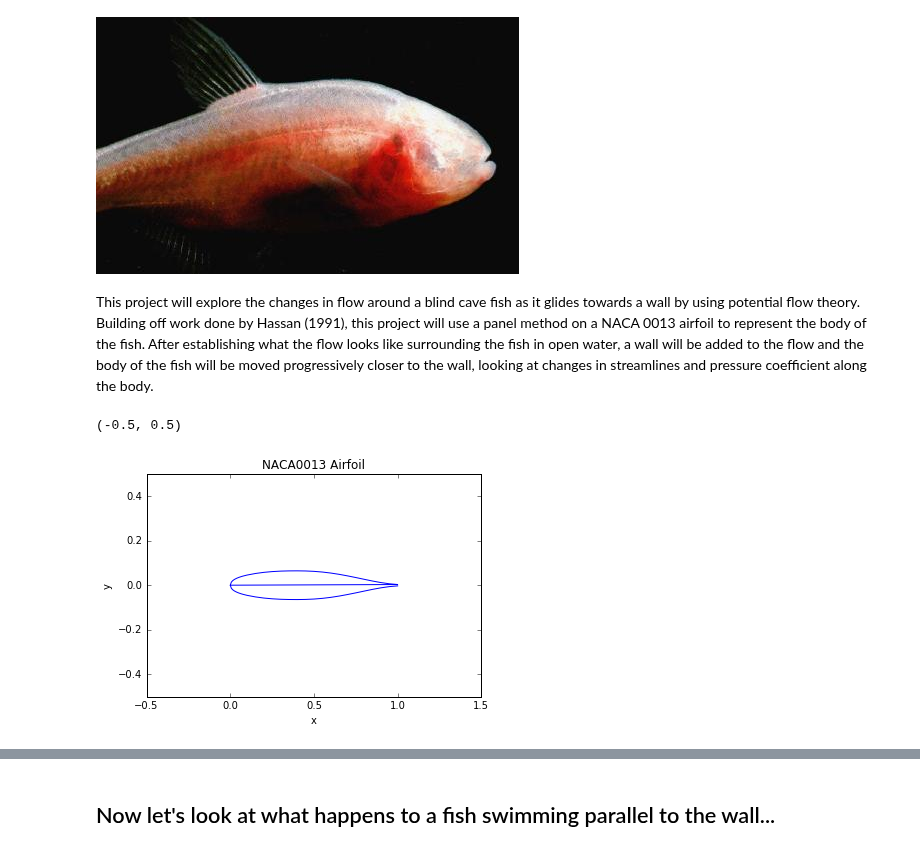
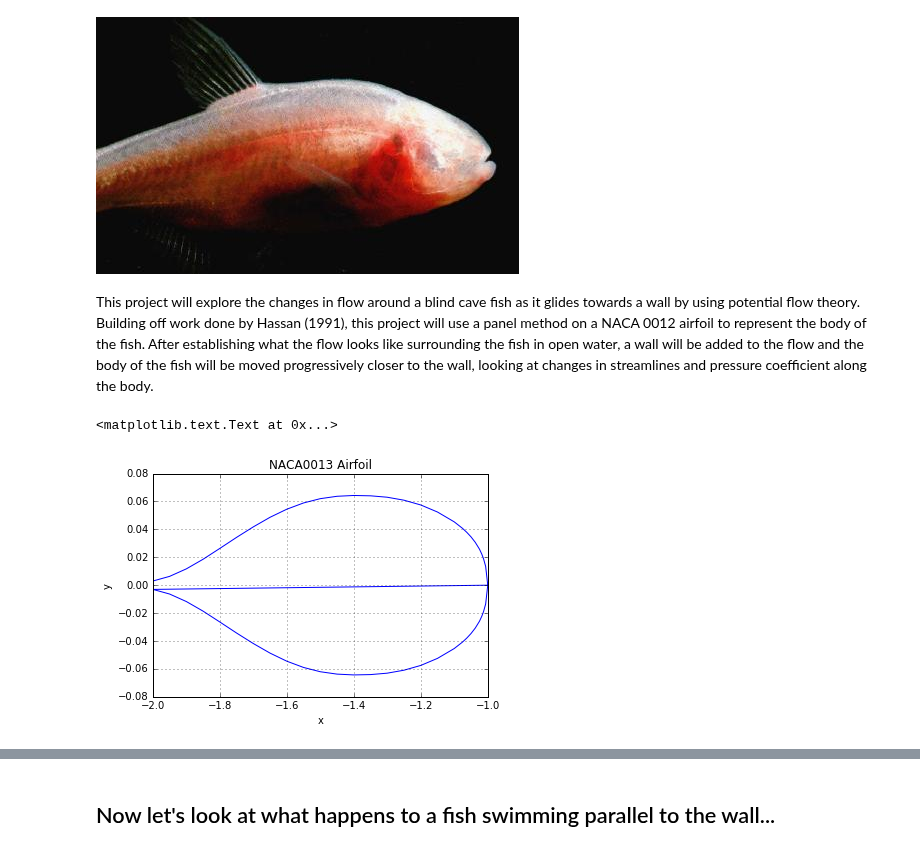
Before and after one commit to barbagroup/AeroPython-studentprojects2017, a Jupyter notebook: alexabaumer/Baumer_project.ipynb, the cells around one changed output, grey strips where cells are left out. Drawn from its saved outputs; the diff is of its cells as text; code cells hidden in the pictures.

```diff
--- a/alexabaumer/Baumer_project.ipynb
+++ b/alexabaumer/Baumer_project.ipynb
@@ -6,7 +8,7 @@ Image("image_blindCaveFish.jpg")
 # %% [output]
 [figure]
 # %% [markdown]
-This project will explore the changes in flow around a blind cave fish as it glides towards a wall by using potential flow theory. Building off work done by Hassan (1991), this project will use a panel method on a NACA 0013 airfoil to represent the body of the fish. After establishing what the flow looks like surrounding the fish in open water, a wall will be added to the flow and the body of the fish will be moved progressively closer to the wall, looking at changes in streamlines and pressure coefficient along the body.
+This project will explore the changes in flow around a blind cave fish as it glides towards a wall by using potential flow theory. Building off work done by Hassan (1991), this project will use a panel method on a NACA 0012 airfoil to represent the body of the fish. After establishing what the flow looks like surrounding the fish in open water, a wall will be added to the flow and the body of the fish will be moved progressively closer to the wall, looking at changes in streamlines and pressure coefficient along the body.
 # %%
 #First, let's import our libraries
 
@@ -17,17 +30,22 @@ from matplotlib import pyplot
 # %%
-#We will import the NACA 0013 airfoil from UIUC airfoil database
+#We will import the NACA 0012 airfoil
 
 x, y = numpy.loadtxt('ls013.dat.txt', skiprows=2, usecols=(0,1), unpack=True)
 
-pyplot.plot(x,y)
+x_airfoil = (-1.0*x)-1.0
+y_airfoil = (-1.0*y)
+
+pyplot.plot(x_airfoil,y_airfoil)
+#pyplot.xlim(x_start, x_end)
+#pyplot.ylim(y_start, y_end)
+pyplot.grid(True)
+
 pyplot.title('NACA0013 Airfoil')
 pyplot.xlabel('x')
 pyplot.ylabel('y')
-pyplot.xlim(-0.5,1.5)
-pyplot.ylim(-0.5,0.5)
 # %% [output]
-(-0.5, 0.5)
+<matplotlib.text.Text at 0x...>
-[figure, old version]
+[figure, new version]
 # %%
 #Establish freestream pressure conditions on the fish's body
 # %%
```
Also changed, not shown: parts of 11 cells of this notebook.
